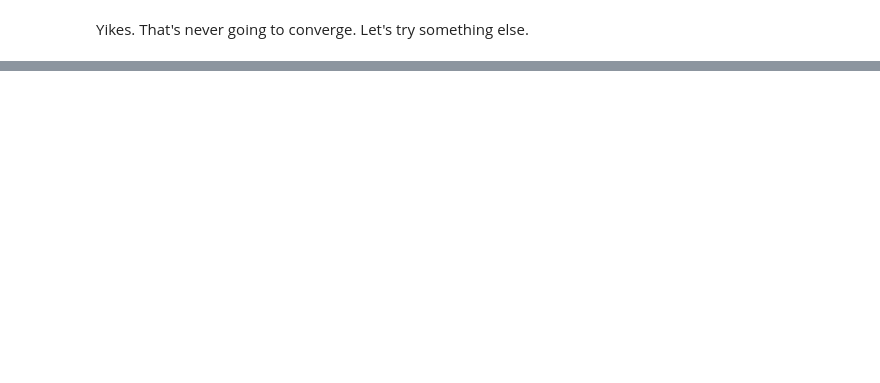
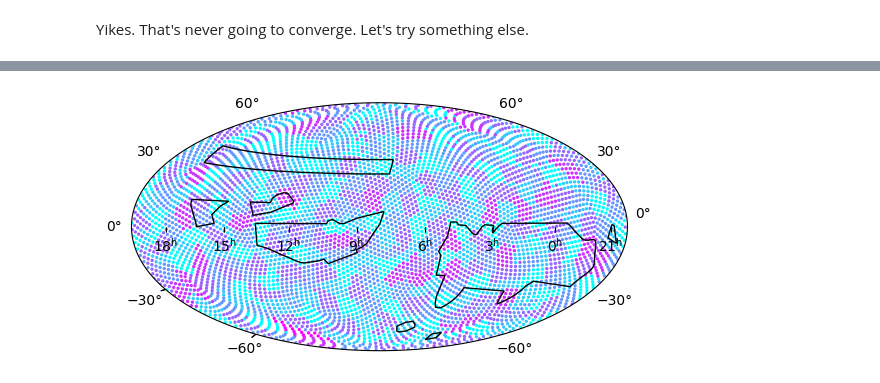
Before and after one commit to m4opt/uvex-scheduler, a Jupyter notebook: skyblocks.ipynb, the cells around one changed output, grey strips where cells are left out. Cells and saved outputs as stored; diff of their text form; code cells hidden in the pictures; blank space fills up the shorter version.

```diff
--- a/skyblocks.ipynb
+++ b/skyblocks.ipynb
@@ -435,0 +854,88 @@ plot_solution(solution);
+# %%
+nmax = 20
+nmin = nmax - 1
+node_costs = graph.nodes(data="cost")
+remaining_graph = graph.copy()
+partition = np.full(graph.number_of_nodes(), -1, dtype=np.intp)
+
+while remaining_graph.number_of_nodes() > 0:
+    max_cost = max(node_costs[node] for node in remaining_graph.nodes)
+    print(max_cost, remaining_graph.number_of_nodes())
+    if max_cost > 1:
+        nodes, *_ = nx.connected_components(
+            nx.subgraph_view(
+                remaining_graph, filter_node=lambda node: node_costs[node] == max_cost
+            )
+        )
+        remainder = len(nodes) % nmax
+        if remainder != 0:
+            needed = nmin - remainder
+            boundary = []
+            while len(boundary) < needed:
+                boundary.extend(nx.node_boundary(remaining_graph, [*nodes, *boundary]))
+            boundary = sorted(boundary, key=lambda node: node_costs[node], reverse=True)
+            nodes = [*nodes, *boundary[:needed]]
+        kmin = int(np.floor(len(nodes) / nmax))
+        kmax = int(np.ceil(len(nodes) / nmin))
+        subgraph = remaining_graph.subgraph(nodes)
+        for k in range(max(1, kmin), kmax + 1):
+            for seed in [42]:
+                subgraph_partition = partition_graph(
+                    subgraph,
+                    k,
+                    seed=seed,
+                    contig=True,
+                    no2hop=True,
+                    ncuts=200,
+                    nseps=100,
+                )
+                _, counts = np.unique(subgraph_partition, return_counts=True)
+                if np.all((counts == nmin) | (counts == nmax)):
+                    break
+            if np.all((counts == nmin) | (counts == nmax)):
+                break
+        else:
+            raise RuntimeError("No suitable partition")
+    else:
+        subgraph = remaining_graph
+        kmin = int(np.floor(remaining_graph.number_of_nodes() / nmax))
+        kmax = int(np.ceil(remaining_graph.number_of_nodes() / nmin))
+        nodes = graph.nodes
+        for k in range(max(1, kmin), kmax + 1):
+            for seed in [42]:
+                subgraph_partition = partition_graph(
+                    subgraph,
+                    k,
+                    seed=seed,
+                    contig=True,
+                    no2hop=True,
+                    ncuts=200,
+                    nseps=100,
+                )
+                _, counts = np.unique(subgraph_partition, return_counts=True)
+                if np.all((counts >= nmin) & (counts <= nmax)):
+                    break
+            if np.all((counts >= nmin) & (counts <= nmax)):
+                break
+        else:
+            raise RuntimeError("No suitable partition")
+    part0 = partition.max() + 1
+    for node, part in zip(subgraph.nodes, subgraph_partition + part0):
+        partition[node] = part
+    remaining_graph.remove_nodes_from(nodes)
+# assert np.all(partition >= 0)
+
+fig = plt.figure()
+ax = fig.add_subplot(projection="astro aitoff", center="8h 0d")
+ax.scatter_coord(
+    coords,
+    c=partition_graph_color(graph, partition)[partition],
+    s=2,
+    cmap="cool",
+)
+for region in [*lmlz_wide_regions, *mc_regions]:
+    ax.add_patch(region.to_pixel(ax.wcs).as_artist(color="black"))
+
+_, counts = np.unique(partition, return_counts=True)
+np.unique(counts, return_counts=True)
+# %% [output]
@@ -435,0 +962 @@ plot_solution(solution);
+[figure, added]
```
Also changed, not shown: parts of 20 cells of this notebook.
